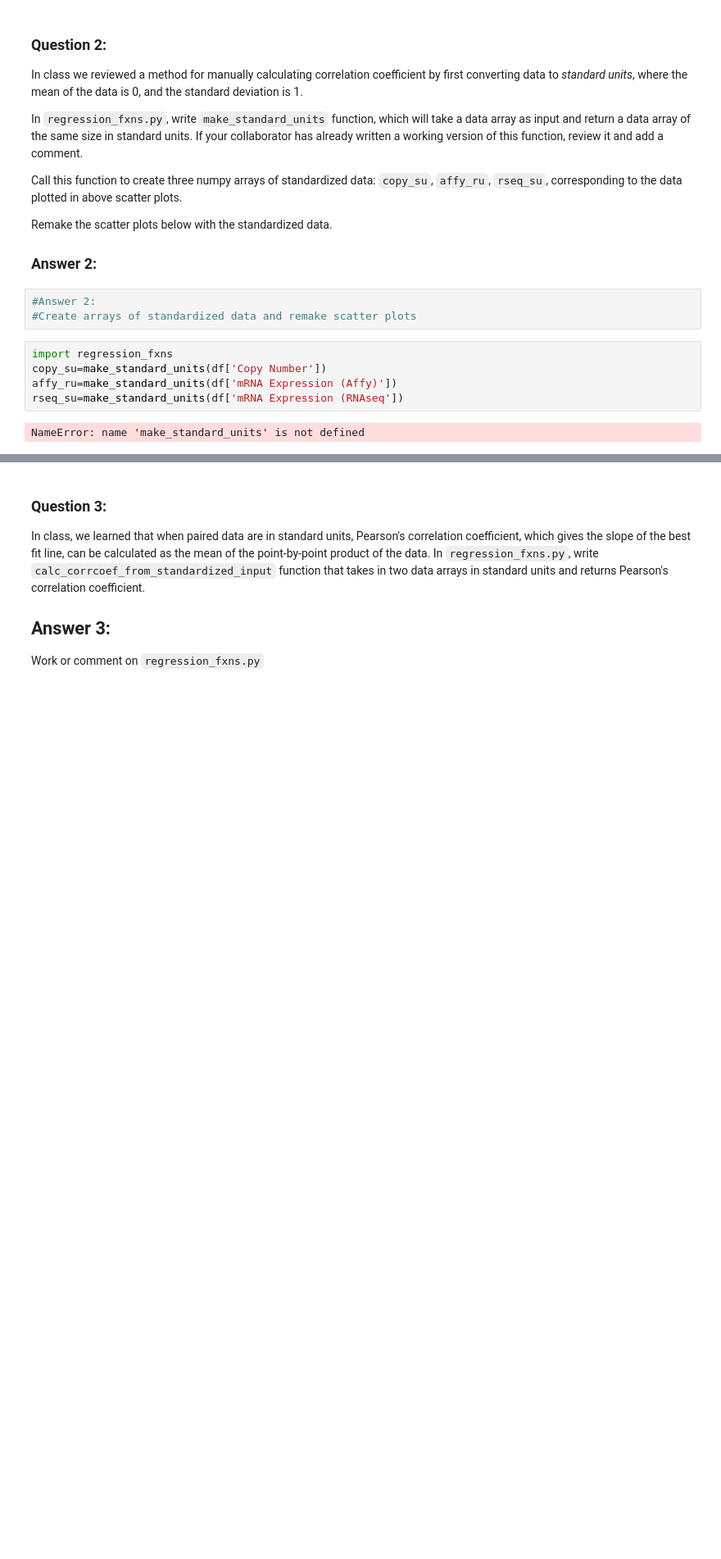
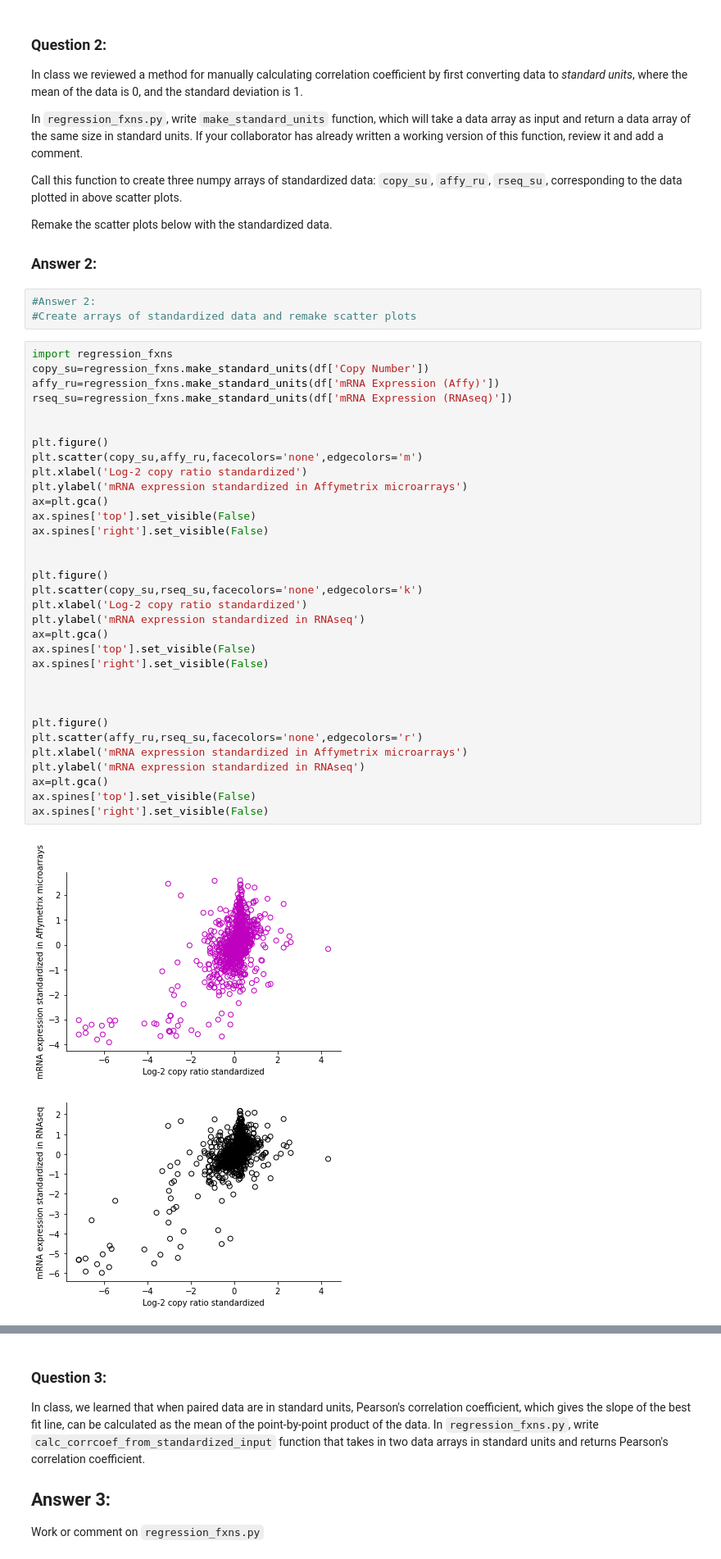
Before and after one commit to skylerhar1/Hw8-Skyler-riely-michael, a Jupyter notebook: hw08_white.ipynb, the cells around one changed output, grey strips where cells are left out. Shown at 82% size. Saved outputs shown, nothing was run; the diff lists cells and outputs as text; blank space fills up the shorter version.

```diff
--- a/hw08_white.ipynb
+++ b/hw08_white.ipynb
@@ -88,10 +88,39 @@ Remake the scatter plots below with the standardized data.
 # %%
 #Answer 2:
 #Create arrays of standardized data and remake scatter plots
-# %%
-import regression_fxns
-copy_su=make_standard_units(df['Copy Number'])
-affy_ru=make_standard_units(df['mRNA Expression (Affy)'])
-rseq_su=make_standard_units(df['mRNA Expression (RNAseq'])
-# %% [output]
-NameError: name 'make_standard_units' is not defined
+# %%
+import regression_fxns
+copy_su=regression_fxns.make_standard_units(df['Copy Number'])
+affy_ru=regression_fxns.make_standard_units(df['mRNA Expression (Affy)'])
+rseq_su=regression_fxns.make_standard_units(df['mRNA Expression (RNAseq)'])
+
+
+plt.figure()
+plt.scatter(copy_su,affy_ru,facecolors='none',edgecolors='m')
+plt.xlabel('Log-2 copy ratio standardized')
+plt.ylabel('mRNA expression standardized in Affymetrix microarrays')
+ax=plt.gca()
+ax.spines['top'].set_visible(False)
+ax.spines['right'].set_visible(False)
+
+
+plt.figure()
+plt.scatter(copy_su,rseq_su,facecolors='none',edgecolors='k')
+plt.xlabel('Log-2 copy ratio standardized')
+plt.ylabel('mRNA expression standardized in RNAseq')
+ax=plt.gca()
+ax.spines['top'].set_visible(False)
+ax.spines['right'].set_visible(False)
+
+
+
+plt.figure()
+plt.scatter(affy_ru,rseq_su,facecolors='none',edgecolors='r')
+plt.xlabel('mRNA expression standardized in Affymetrix microarrays')
+plt.ylabel('mRNA expression standardized in RNAseq')
+ax=plt.gca()
+ax.spines['top'].set_visible(False)
+ax.spines['right'].set_visible(False)
+# %% [output]
+[figure, added]
+[figure, added]
```
Also changed, not shown: parts of 3 cells of this notebook.
